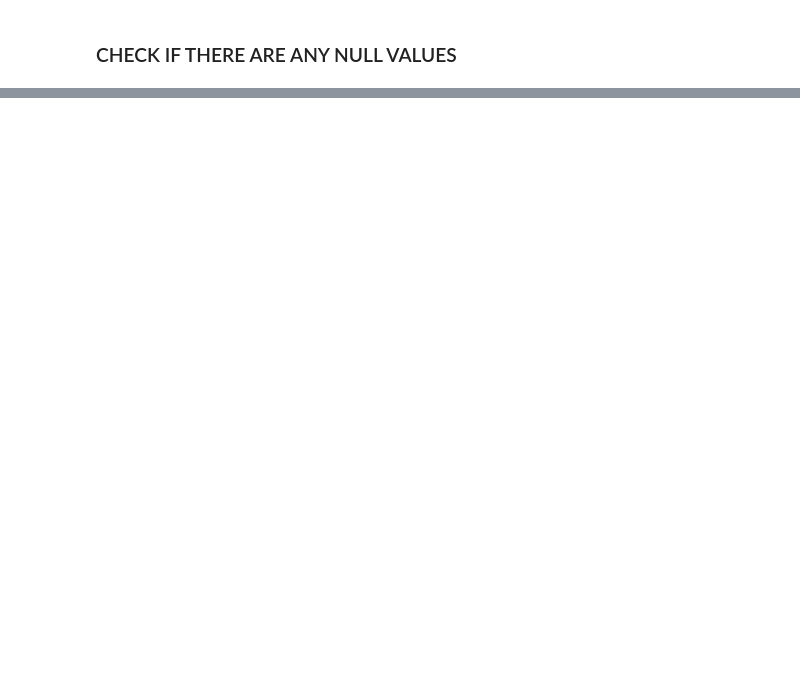
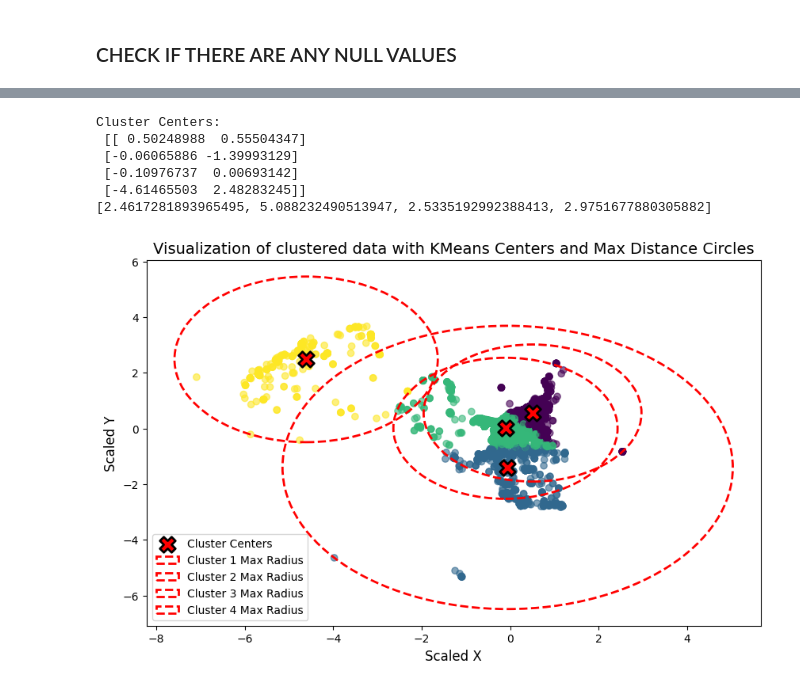
Before and after one commit to KostasSpyropoylos/thesis, a Jupyter notebook: py.ipynb, the cells around one changed output, grey strips where cells are left out. Drawn from its saved outputs; the diff is of its cells as text; code cells hidden in the pictures; blank space fills up the shorter version.

```diff
--- a/py.ipynb
+++ b/py.ipynb
@@ -20,3 +15,5 @@ userDf = pd.read_json('yelp_academic_dataset_business.json', lines=True ,nrows=5
+# %%
+df = pd.read_csv('twitter.csv',nrows=10000)
 # %% [markdown]
 ### CHECK IF THERE ARE ANY NULL VALUES
 # %%
@@ -39,0 +41,3 @@ spatial_data.head()
+# %%
+spatial_data = pd.DataFrame(df[['normLatitude','normLongitude']])
+spatial_data.head()
@@ -74,3 +77,62 @@ plt.show()
+# %%
+kmeans = KMeans(n_clusters=4, random_state=42)
+df['SpatialCluster'] = kmeans.fit_predict(scaled_spatial_data)
+# Extract cluster centers
+centers = kmeans.cluster_centers_
+spatial_radii = []
+# Verify that the data and cluster centers are aligned
+print("Cluster Centers:\n", centers)
+
+# Loop through each cluster and check distances
+for i in range(4):
+    cluster_points = scaled_spatial_data[df['SpatialCluster'] == i]
+
+    # Ensure that there are points in this cluster
+    if cluster_points.empty:
+        print(f"Warning: No points found for cluster {i}")
+        continue
+
+    # print(f"\nCluster {i} Points:\n", cluster_points[:2])
+
+    # Calculate the distances
+    distances = np.linalg.norm(cluster_points - centers[i], axis=1)
+    # print(f"Distances for Cluster {i}:\n", distances[:2])  # Show first 5 distances to check
+
+    # Calculate the maximum distance
+    max_distance = max(distances)
+    # print(f"Max Distance for Cluster {i}: {max_distance}")
+    spatial_radii.append(max_distance)
+
+print (spatial_radii)
+# %% [output]
+Cluster Centers:
+ [[ 0.50248988  0.55504347]
+ [-0.06065886 -1.39993129]
+ [-0.10976737  0.00693142]
+ [-4.61465503  2.48283245]]
+[2.4617281893965495, 5.088232490513947, 2.5335192992388413, 2.9751677880305882]
+# %%
+
+# Create scatter plot of clusters
+plt.figure(figsize=(10, 6))
+plt.scatter(scaled_spatial_data['normLatitude'], scaled_spatial_data['normLongitude'], c=df['SpatialCluster'], cmap='viridis', marker='o', alpha=0.6)
+
+# Plot the cluster centers
+plt.scatter(centers[:, 0], centers[:, 1], c='red', s=200, marker='X', edgecolors='k', linewidths=2, label='Cluster Centers')
+
+# Plot circles around each cluster center
+for i, radius in enumerate(spatial_radii):
+    circle = plt.Circle((centers[i, 0], centers[i, 1]), radius, color='red', fill=False, linestyle='--', linewidth=2, label=f'Cluster {i+1} Max Radius')
+    plt.gca().add_patch(circle)
+
+# Set plot labels and title
+plt.title('Visualization of clustered data with KMeans Centers and Max Distance Circles', fontsize=14)
+plt.xlabel('Scaled X', fontsize=12)
+plt.ylabel('Scaled Y', fontsize=12)
+plt.legend()
+plt.show()
+# %% [output]
+[figure, added]
 # %%
 spatial_centers = kmeans.cluster_centers_
 spatial_radii = []
```
Also changed, not shown: parts of 19 cells of this notebook, 4 other files.
